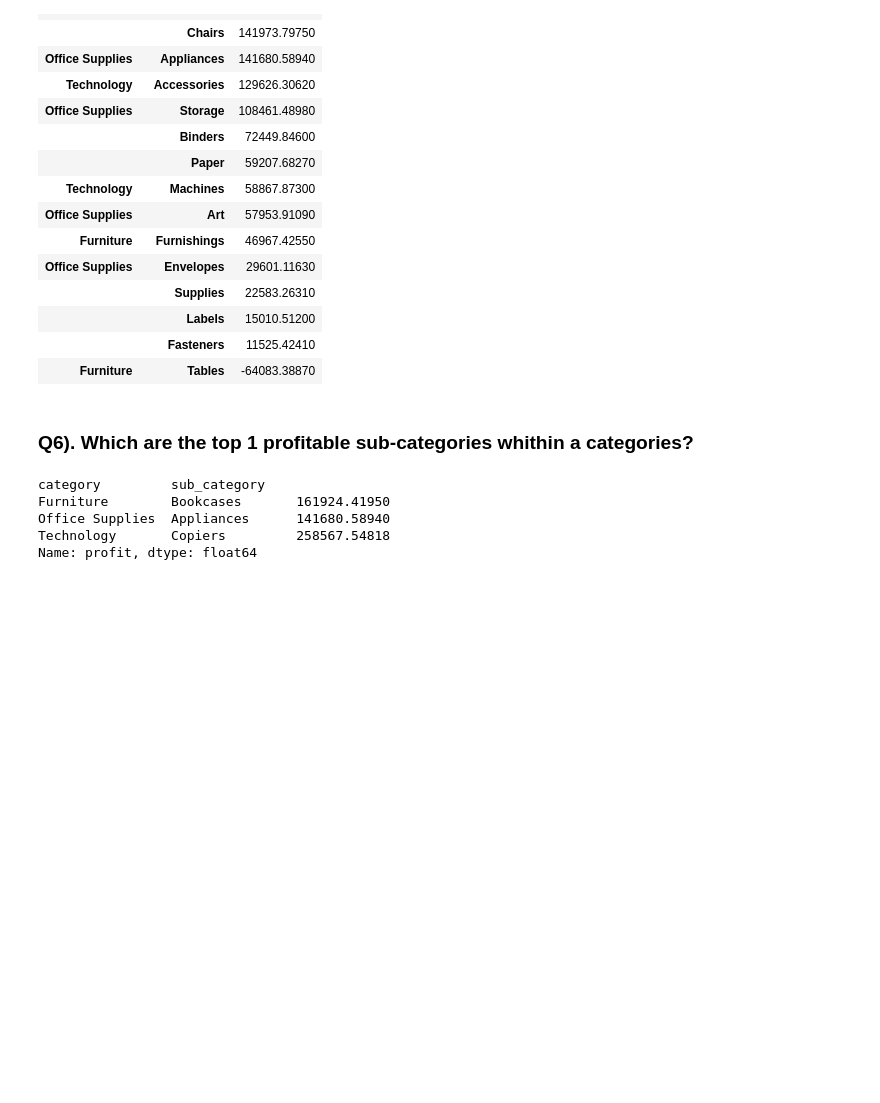
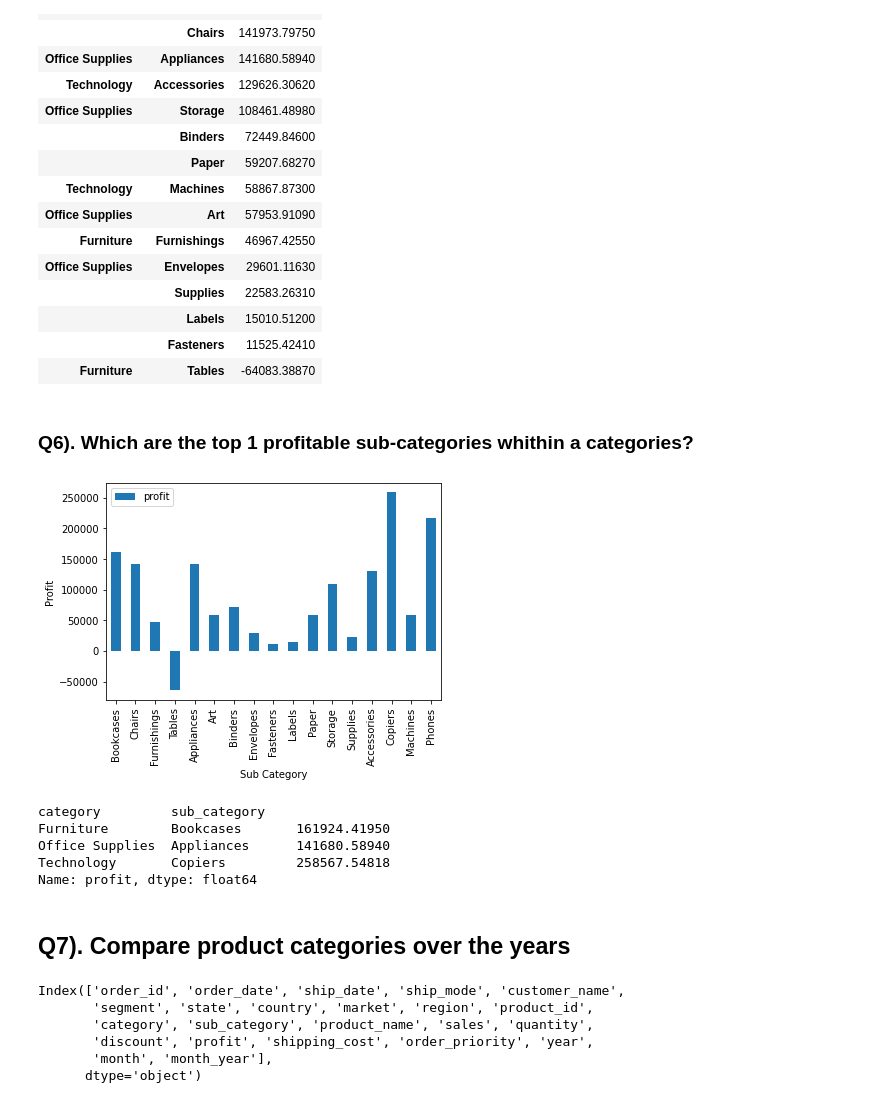
Before and after one commit to NarenderSinghRana/datasets, a Jupyter notebook: superstore_sales.ipynb, the cells around one changed output. Cells and saved outputs as stored; diff of their text form; code cells hidden in the pictures; blank space fills up the shorter version.

```diff
--- a/superstore_sales.ipynb
+++ b/superstore_sales.ipynb
@@ -171,6 +176,13 @@ df.groupby(['category', 'sub_category']).agg({'profit':'sum'}).sort_values(by='p
 ### Q6). Which are the top 1 profitable sub-categories whithin a categories?
 # %%
 df1=df.groupby(['category', 'sub_category']).agg({'profit':'sum'}).reset_index()
+# %%
+df1.plot.bar(x='sub_category', y='profit')
+plt.xlabel('Sub Category')
+plt.ylabel('Profit')
+plt.show()
+# %% [output]
+[figure, added]
 # %%
 df1.set_index('sub_category', inplace=True)
 # %%
@@ -181,3 +193,14 @@ Furniture        Bookcases       161924.41950
 Office Supplies  Appliances      141680.58940
 Technology       Copiers         258567.54818
 Name: profit, dtype: float64
+# %% [markdown]
+## Q7). Compare product categories over the years
+# %%
+df.columns
+# %% [output]
+Index(['order_id', 'order_date', 'ship_date', 'ship_mode', 'customer_name',
+       'segment', 'state', 'country', 'market', 'region', 'product_id',
+       'category', 'sub_category', 'product_name', 'sales', 'quantity',
+       'discount', 'profit', 'shipping_cost', 'order_priority', 'year',
+       'month', 'month_year'],
+      dtype='object')
```
Also changed, not shown: parts of 12 cells of this notebook.
